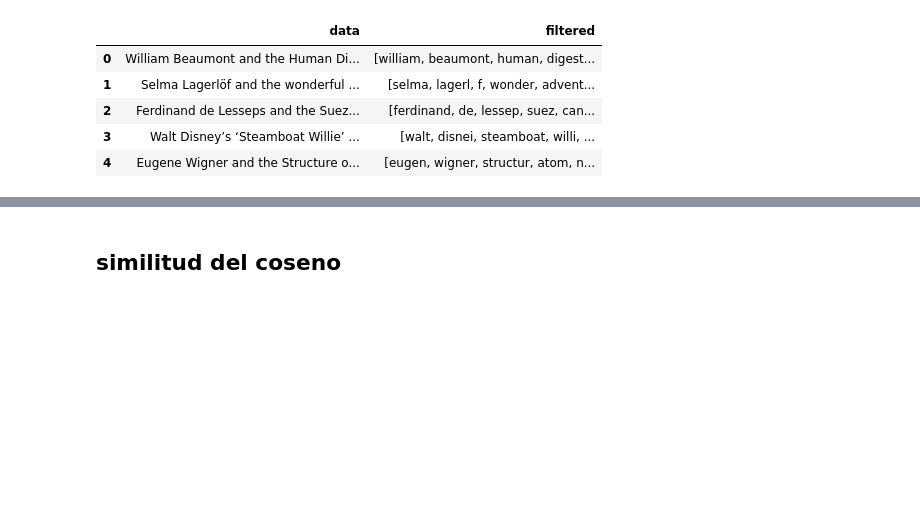
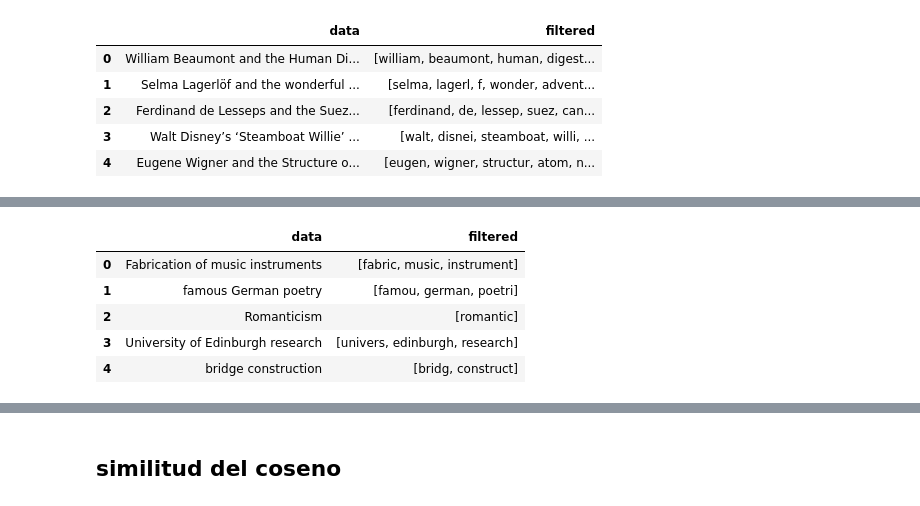
Before and after one commit to ndiaz9/NLP, a Jupyter notebook: RRDV.ipynb, the cells around one changed output, grey strips where cells are left out. Saved outputs shown, nothing was run; the diff lists cells and outputs as text; code cells hidden in the pictures; blank space fills up the shorter version.

```diff
--- a/RRDV.ipynb
+++ b/RRDV.ipynb
@@ -166,0 +179,6 @@ tfidf = get_tfidf(doc_term)
+# %%
+# queries
+# Step 1: obtain the documents and convet it to dataframe
+data = get_documents(queries_path)
+queries = pd.DataFrame(data, columns=['data'])
+queries.head()
@@ -166,0 +192,11 @@ tfidf = get_tfidf(doc_term)
+# %%
+# Step 2: apply the preprocessing method
+queries['filtered'] = queries.data.apply(preprocessing)
+queries.head()
+# %% [output]
+|  | data | filtered |
+| 0 | Fabrication of music instruments | [fabric, music, instrument] |
+| 1 | famous German poetry | [famou, german, poetri] |
+| 2 | Romanticism | [romantic] |
+| 3 | University of Edinburgh research | [univers, edinburgh, research] |
+| 4 | bridge construction | [bridg, construct] |
```
Also changed, not shown: parts of 17 cells of this notebook.
